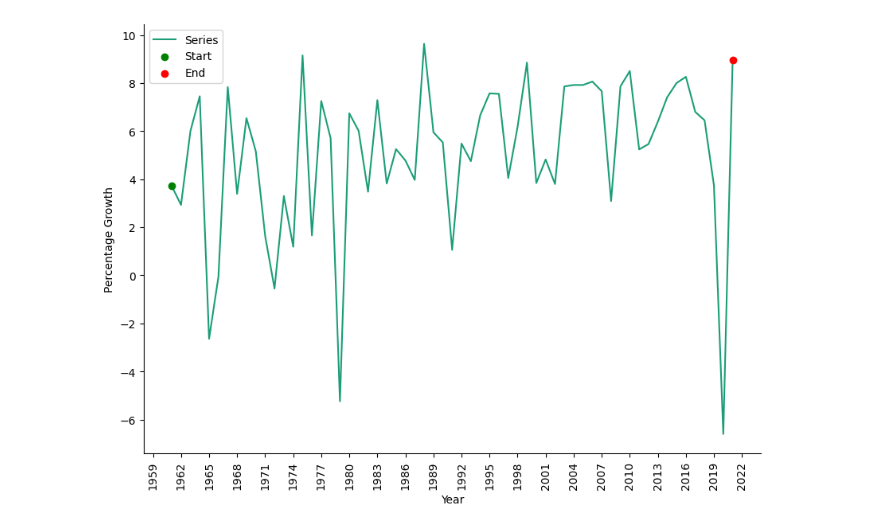
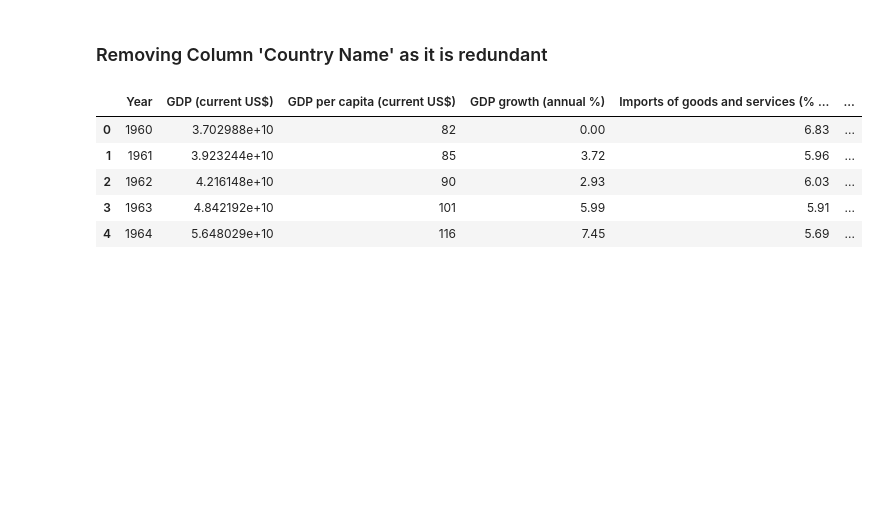
Before and after one commit to G1290-hik/ML-on-colab, a Jupyter notebook: P&S.ipynb, the cells around one changed output. Drawn from its saved outputs; the diff is of its cells as text; code cells hidden in the pictures; blank space fills up the shorter version.

```diff
--- a/P&S.ipynb
+++ b/P&S.ipynb
@@ -52,27 +25,12 @@ plt.show()
-# %%
-def _plot_series(series, series_name, series_index=0):
-    from matplotlib import pyplot as plt
-    import seaborn as sns
-    palette = list(sns.palettes.mpl_palette('Dark2'))
-    xs = series['Year']
-    ys = series['Percentage_Growth ']
-
-    # Plot the series
-    plt.plot(xs, ys, label=series_name, color=palette[series_index % len(palette)])
-
-    # Highlight the starting and ending points
-    plt.scatter(xs.iloc[0], ys.iloc[0], color='green', label='Start', zorder=5)
-    plt.scatter(xs.iloc[-1], ys.iloc[-1], color='red', label='End', zorder=5)
-
-fig, ax = plt.subplots(figsize=(10, 7))
-df_sorted = data.sort_values('Year', ascending=True)
-_plot_series(df_sorted, 'Series')
-sns.despine(fig=fig, ax=ax)
-plt.xlabel('Year')
-plt.ylabel('Percentage Growth')
-plt.xticks(rotation=90)
-plt.gca().xaxis.set_major_locator(MultipleLocator(3))
-plt.legend()
-plt.show()
-# %% [output]
-[figure, removed]
+# %% [markdown]
+### Removing Column 'Country Name' as it is redundant
+# %%
+data = data.drop(columns=['Country Name'])
+data.head()
+# %% [output]
+|  | Year | GDP (current US$) | GDP per capita (current US$) | GDP growth (annual %) | Imports of goods and services (% ... | ... |
+| 0 | 1960 | 3.702988e+10 | 82 | 0.00 | 6.83 | ... |
+| 1 | 1961 | 3.923244e+10 | 85 | 3.72 | 5.96 | ... |
+| 2 | 1962 | 4.216148e+10 | 90 | 2.93 | 6.03 | ... |
+| 3 | 1963 | 4.842192e+10 | 101 | 5.99 | 5.91 | ... |
+| 4 | 1964 | 5.648029e+10 | 116 | 7.45 | 5.69 | ... |
```
Also changed, not shown: parts of 18 cells of this notebook.
